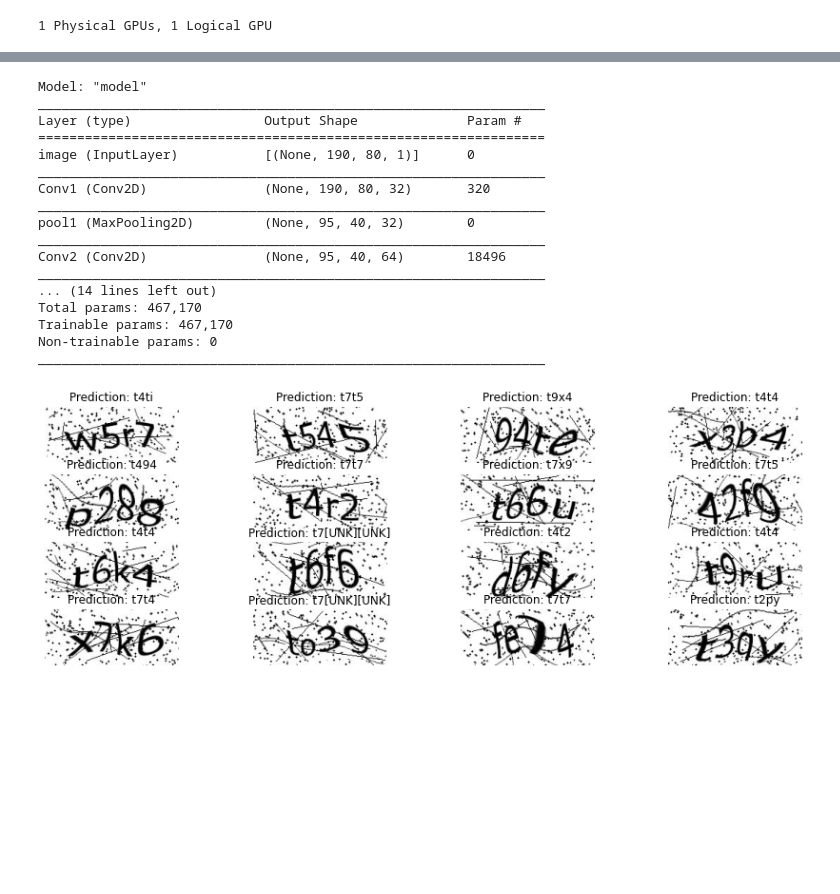
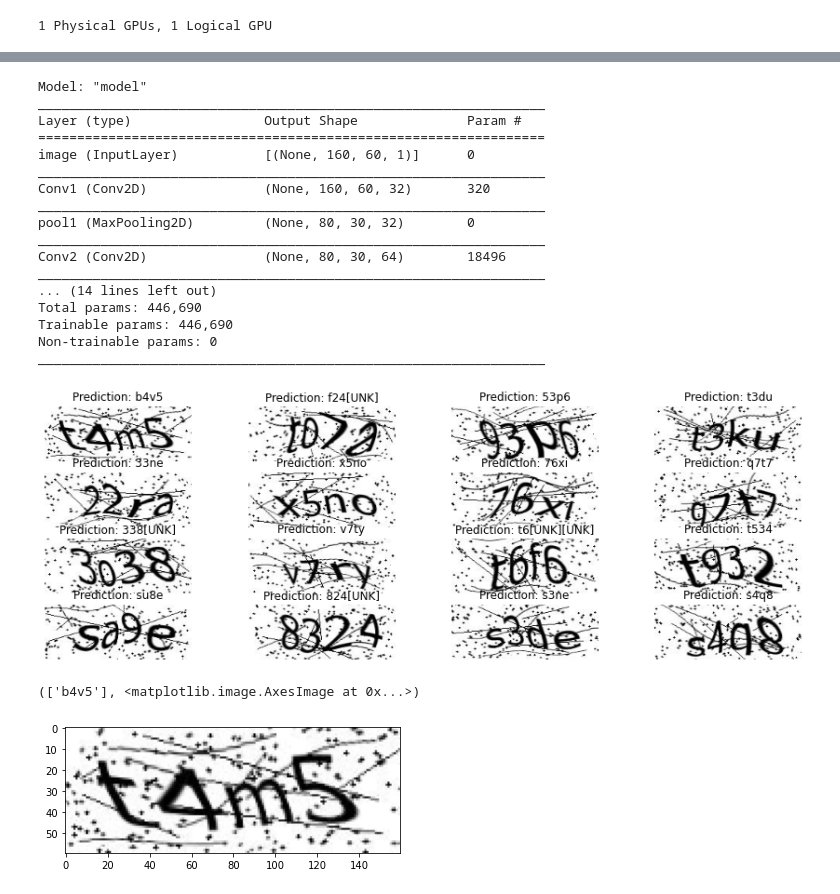
Before and after one commit to BrunoASNascimento/captcha_solver, a Jupyter notebook: model_train_captcha_ocr.ipynb, the cells around one changed output, grey strips where cells are left out. Drawn from its saved outputs; the diff is of its cells as text; code cells hidden in the pictures; blank space fills up the shorter version.

Commit message:
Models saved

```diff
--- a/model_train_captcha_ocr.ipynb
+++ b/model_train_captcha_ocr.ipynb
@@ -31,9 +37,10 @@ if gpus:
 # %%
 # Path to the data directory
 data_dir = Path("./data/CAPTCHA_images/img")
+# data_dir = Path("/media/bruno-nascimento/SSD/developer/data/captcha/4_letters")
 
 # Get list of all the images
-images = sorted(list(map(str, list(data_dir.glob("*.jpg")))))
+images = sorted(list(map(str, list(data_dir.glob("*.jpg")))))#[:1000]
 labels = [img.split(os.path.sep)[-1].split(".jpg")[0] for img in images]
 characters = set(char for label in labels for char in label)
 
@@ -49,6 +56,10 @@ batch_size = 30
 img_width = 190#200
 img_height = 80#50
 
+# Desired image dimensions
+img_width = 160
+img_height = 60
+
 # Factor by which the image is going to be downsampled
 # by the convolutional blocks. We will be using two
 # convolution blocks and each block will have
@@ -327,17 +338,25 @@ Model: "model"
 _________________________________________________________________
 Layer (type)                 Output Shape              Param #
 =================================================================
-image (InputLayer)           [(None, 190, 80, 1)]      0
+image (InputLayer)           [(None, 160, 60, 1)]      0
 _________________________________________________________________
-Conv1 (Conv2D)               (None, 190, 80, 32)       320
+Conv1 (Conv2D)               (None, 160, 60, 32)       320
 _________________________________________________________________
-pool1 (MaxPooling2D)         (None, 95, 40, 32)        0
+pool1 (MaxPooling2D)         (None, 80, 30, 32)        0
 _________________________________________________________________
-Conv2 (Conv2D)               (None, 95, 40, 64)        18496
+Conv2 (Conv2D)               (None, 80, 30, 64)        18496
 _________________________________________________________________
 ... (14 lines left out)
-Total params: 467,170
-Trainable params: 467,170
+Total params: 446,690
+Trainable params: 446,690
 Non-trainable params: 0
 _________________________________________________________________
-[figure, old version]
+[figure, new version]
+# %%
+preds = prediction_model.predict(np.array([batch_images[0]]))
+pred_texts = decode_batch_predictions(preds)
+ax = plt.gca()
+pred_texts, ax.imshow((batch_images[0, :, :, 0] * 255).numpy().astype(np.uint8).T, cmap="gray")
+# %% [output]
+(['b4v5'], <matplotlib.image.AxesImage at 0x...>)
+[figure, added]
```
Also changed, not shown: parts of 16 cells of this notebook, 13 other files.
